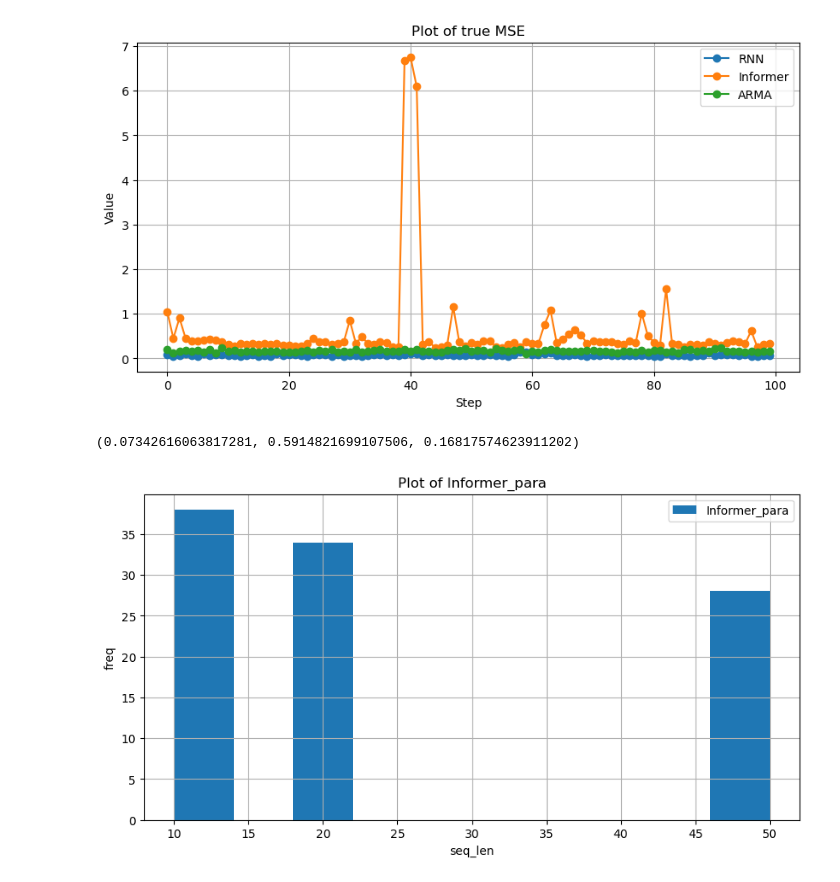
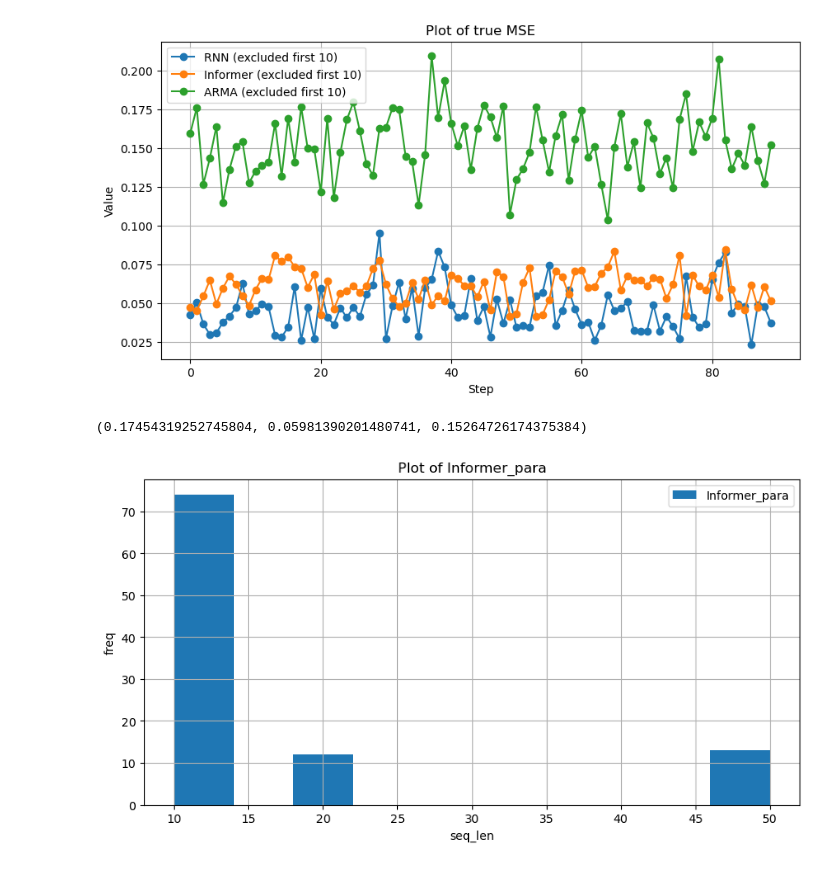
Before and after one commit to jasongangquanzhang/Informer_Time_Series, a Jupyter notebook: visiualization_conjecture.ipynb, the cells around one changed output. Cells and saved outputs as stored; diff of their text form; code cells hidden in the pictures.

```diff
--- a/visiualization_conjecture.ipynb
+++ b/visiualization_conjecture.ipynb
@@ -10,7 +10,7 @@ zero = np.zeros((100,100))
 # df = pd.read_csv('csv_results/result_16.csv')
 # df_ar = pd.read_csv('csv_results_mercury/result_ar.csv')
 # df_arma = pd.read_csv('csv_results_mercury/result_arma.csv')
-df = pd.read_csv('conjecture_results/result_1.csv')
+df = pd.read_csv('conjecture_results/result_3.csv')
 
 # df_ar = pd.read_csv('csv_results_mercury/result_ar.csv').sort_values(by='seed').head(33)
 # df_arma = pd.read_csv('csv_results_mercury/result_arma.csv').sort_values(by='seed').head(33)
@@ -96,29 +137,32 @@ plt.show()
 # %%
 import matplotlib.pyplot as plt
 import numpy as np
 
 # Plotting the array
 plt.figure(figsize=(10, 5))
 # plt.plot(zero_mse_true,label = 'Zero', marker='o')
-plt.plot(rnn_mse_true,label = 'RNN', marker='o')  # Using 'o' as a marker for each data point
-plt.plot(informer_mse_true,label = 'Informer', marker='o')  # Using 'o' as a marker for each data point
-plt.plot(arma_mse_true,label = 'ARMA', marker='o')  # Using 'o' as a marker for each data point
+plt.plot(rnn_mse_true[10:], label='RNN (excluded first 10)', marker='o')  # Excluding the first 10
+plt.plot(informer_mse_true[10:], label='Informer (excluded first 10)', marker='o')  # Excluding the first 10
+plt.plot(arma_mse_true[10:], label='ARMA (excluded first 10)', marker='o')  # Excluding the first 10
+# plt.plot(rnn_mse_true,label = 'RNN', marker='o')  # Using 'o' as a marker for each data point
+# plt.plot(informer_mse_true,label = 'Informer', marker='o')  # Using 'o' as a marker for each data point
+# plt.plot(arma_mse_true,label = 'ARMA', marker='o')  # Using 'o' as a marker for each data point
 # plt.plot(ar_mse_true,label = 'AR', marker='o')  # Using 'o' as a marker for each data point
 plt.title('Plot of true MSE')
 plt.xlabel('Step')
 plt.ylabel('Value')
 plt.grid(True)
 plt.legend()
 plt.show()
 # %% [output]
-[figure, old version]
+[figure, new version]
 # %%
 mean_rnn_mse_true = np.mean(rnn_mse_true)
 mean_informer_mse_true = np.mean(informer_mse_true)
 mean_arma_mse_true = np.mean(arma_mse_true)
 (mean_rnn_mse_true,mean_informer_mse_true,mean_arma_mse_true)
 # %% [output]
-(0.07342616063817281, 0.5914821699107506, 0.16817574623911202)
+(0.17454319252745804, 0.05981390201480741, 0.15264726174375384)
 # %%
 
 # Plotting the array
@@ -131,7 +175,7 @@ plt.grid(True)
 plt.legend()
 plt.show()
 # %% [output]
-[figure, old version]
+[figure, new version]
 # %%
 plt.figure(figsize=(10, 5))
 plt.hist(informer_lr_select,label = 'Informer_lr')  # Using 'o' as a marker for each data point
```
Also changed, not shown: parts of 7 cells of this notebook, 1 other file.
